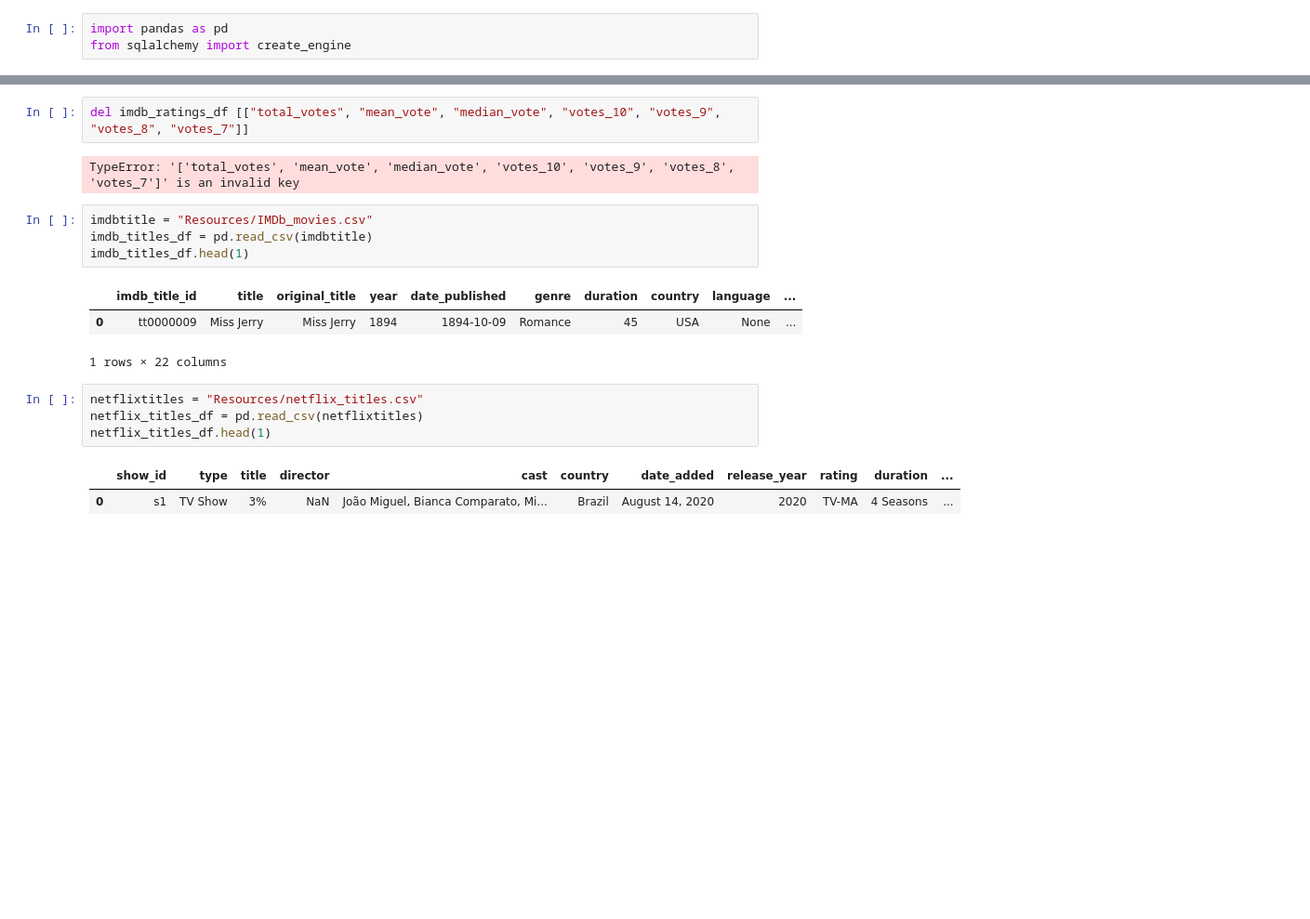
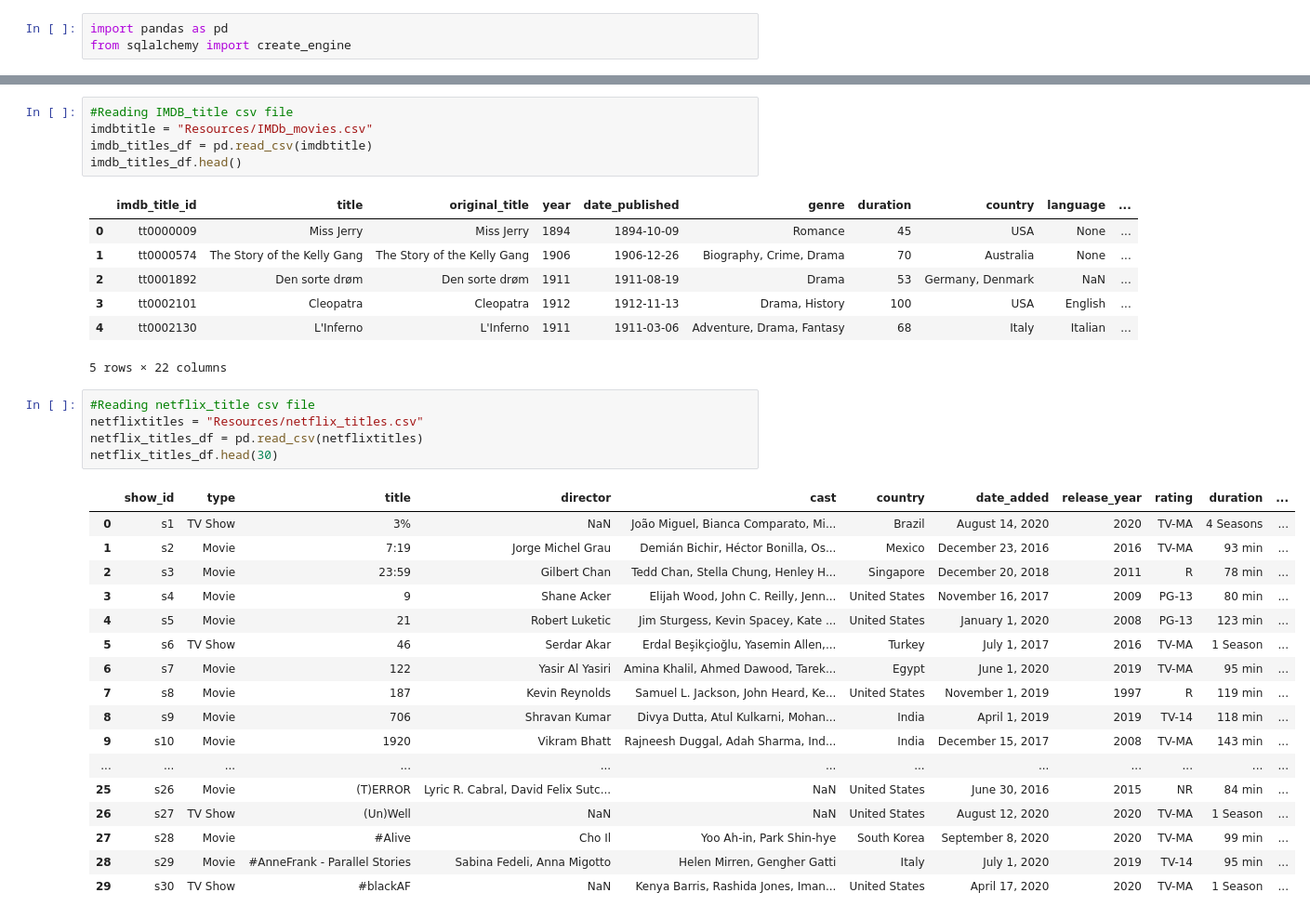
Before and after one commit to emmobley63/ETL-Group6-Movies, a Jupyter notebook: ETL-movies.ipynb, the cells around one changed output, grey strips where cells are left out. Shown: that part at 93% size. Drawn from its saved outputs; the diff is of its cells as text; blank space fills up the shorter version.

Commit message:
Title DF Final

```diff
--- a/ETL-movies.ipynb
+++ b/ETL-movies.ipynb
@@ -12,20 +17,37 @@ imdb_ratings_df.head(1)
-# %%
-del imdb_ratings_df [["total_votes", "mean_vote", "median_vote", "votes_10", "votes_9", "votes_8", "votes_7"]]
-# %% [output]
-TypeError: '['total_votes', 'mean_vote', 'median_vote', 'votes_10', 'votes_9', 'votes_8', 'votes_7']' is an invalid key
 # %%
+#Reading IMDB_title csv file
 imdbtitle = "Resources/IMDb_movies.csv"
 imdb_titles_df = pd.read_csv(imdbtitle)
-imdb_titles_df.head(1)
+imdb_titles_df.head()
 # %% [output]
 |  | imdb_title_id | title | original_title | year | date_published | genre | duration | country | language | ... |
 | 0 | tt0000009 | Miss Jerry | Miss Jerry | 1894 | 1894-10-09 | Romance | 45 | USA | None | ... |
+| 1 | tt0000574 | The Story of the Kelly Gang | The Story of the Kelly Gang | 1906 | 1906-12-26 | Biography, Crime, Drama | 70 | Australia | None | ... |
+| 2 | tt0001892 | Den sorte drøm | Den sorte drøm | 1911 | 1911-08-19 | Drama | 53 | Germany, Denmark | NaN | ... |
+| 3 | tt0002101 | Cleopatra | Cleopatra | 1912 | 1912-11-13 | Drama, History | 100 | USA | English | ... |
+| 4 | tt0002130 | L'Inferno | L'Inferno | 1911 | 1911-03-06 | Adventure, Drama, Fantasy | 68 | Italy | Italian | ... |
-1 rows × 22 columns
+5 rows × 22 columns
 # %%
+#Reading netflix_title csv file
 netflixtitles = "Resources/netflix_titles.csv"
 netflix_titles_df = pd.read_csv(netflixtitles)
-netflix_titles_df.head(1)
+netflix_titles_df.head(30)
 # %% [output]
 |  | show_id | type | title | director | cast | country | date_added | release_year | rating | duration | ... |
 | 0 | s1 | TV Show | 3% | NaN | João Miguel, Bianca Comparato, Mi... | Brazil | August 14, 2020 | 2020 | TV-MA | 4 Seasons | ... |
+| 1 | s2 | Movie | 7:19 | Jorge Michel Grau | Demián Bichir, Héctor Bonilla, Os... | Mexico | December 23, 2016 | 2016 | TV-MA | 93 min | ... |
+| 2 | s3 | Movie | 23:59 | Gilbert Chan | Tedd Chan, Stella Chung, Henley H... | Singapore | December 20, 2018 | 2011 | R | 78 min | ... |
+| 3 | s4 | Movie | 9 | Shane Acker | Elijah Wood, John C. Reilly, Jenn... | United States | November 16, 2017 | 2009 | PG-13 | 80 min | ... |
+| 4 | s5 | Movie | 21 | Robert Luketic | Jim Sturgess, Kevin Spacey, Kate ... | United States | January 1, 2020 | 2008 | PG-13 | 123 min | ... |
+| 5 | s6 | TV Show | 46 | Serdar Akar | Erdal Beşikçioğlu, Yasemin Allen,... | Turkey | July 1, 2017 | 2016 | TV-MA | 1 Season | ... |
+| 6 | s7 | Movie | 122 | Yasir Al Yasiri | Amina Khalil, Ahmed Dawood, Tarek... | Egypt | June 1, 2020 | 2019 | TV-MA | 95 min | ... |
+| 7 | s8 | Movie | 187 | Kevin Reynolds | Samuel L. Jackson, John Heard, Ke... | United States | November 1, 2019 | 1997 | R | 119 min | ... |
+| 8 | s9 | Movie | 706 | Shravan Kumar | Divya Dutta, Atul Kulkarni, Mohan... | India | April 1, 2019 | 2019 | TV-14 | 118 min | ... |
+| 9 | s10 | Movie | 1920 | Vikram Bhatt | Rajneesh Duggal, Adah Sharma, Ind... | India | December 15, 2017 | 2008 | TV-MA | 143 min | ... |
+| ... | ... | ... | ... | ... | ... | ... | ... | ... | ... | ... | ... |
+| 25 | s26 | Movie | (T)ERROR | Lyric R. Cabral, David Felix Sutc... | NaN | United States | June 30, 2016 | 2015 | NR | 84 min | ... |
+| 26 | s27 | TV Show | (Un)Well | NaN | NaN | United States | August 12, 2020 | 2020 | TV-MA | 1 Season | ... |
+| 27 | s28 | Movie | #Alive | Cho Il | Yoo Ah-in, Park Shin-hye | South Korea | September 8, 2020 | 2020 | TV-MA | 99 min | ... |
+| 28 | s29 | Movie | #AnneFrank - Parallel Stories | Sabina Fedeli, Anna Migotto | Helen Mirren, Gengher Gatti | Italy | July 1, 2020 | 2019 | TV-14 | 95 min | ... |
+| 29 | s30 | TV Show | #blackAF | NaN | Kenya Barris, Rashida Jones, Iman... | United States | April 17, 2020 | 2020 | TV-MA | 1 Season | ... |
 # %%
```
Also changed, not shown: parts of 17 cells of this notebook.
